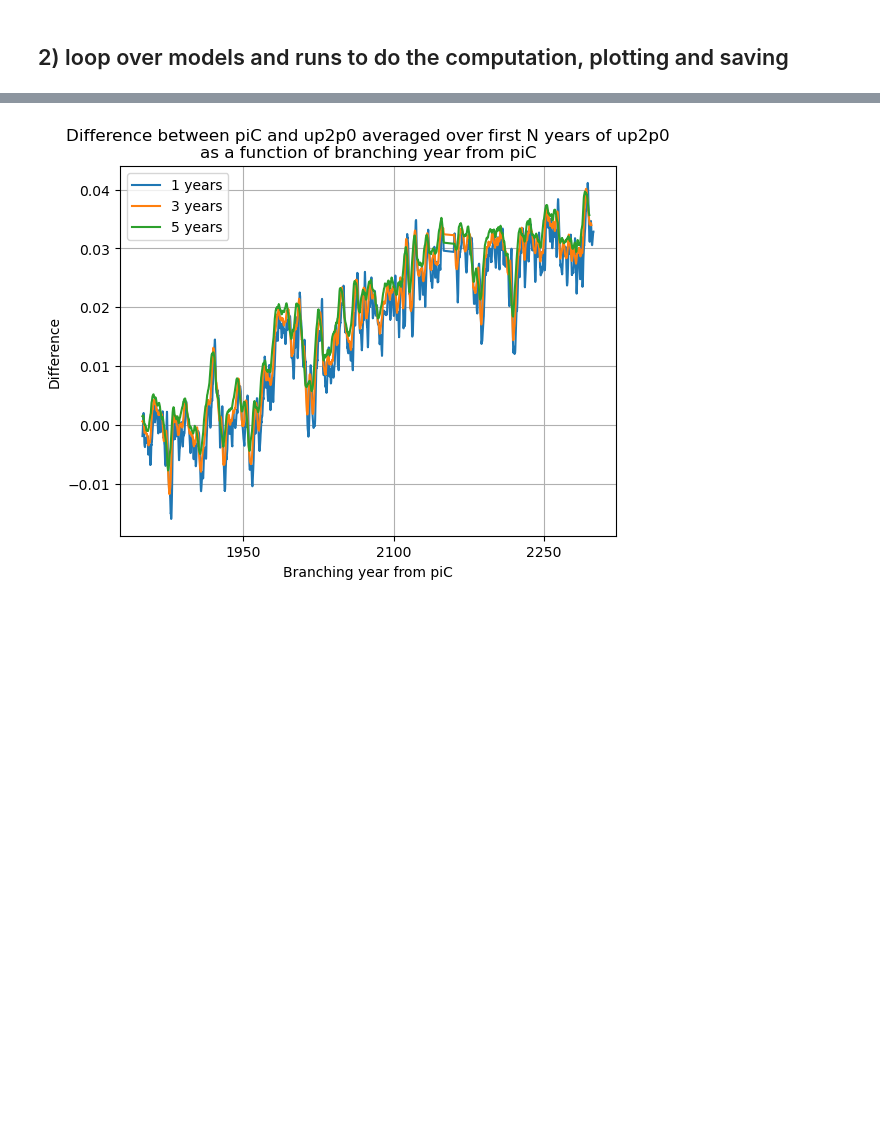
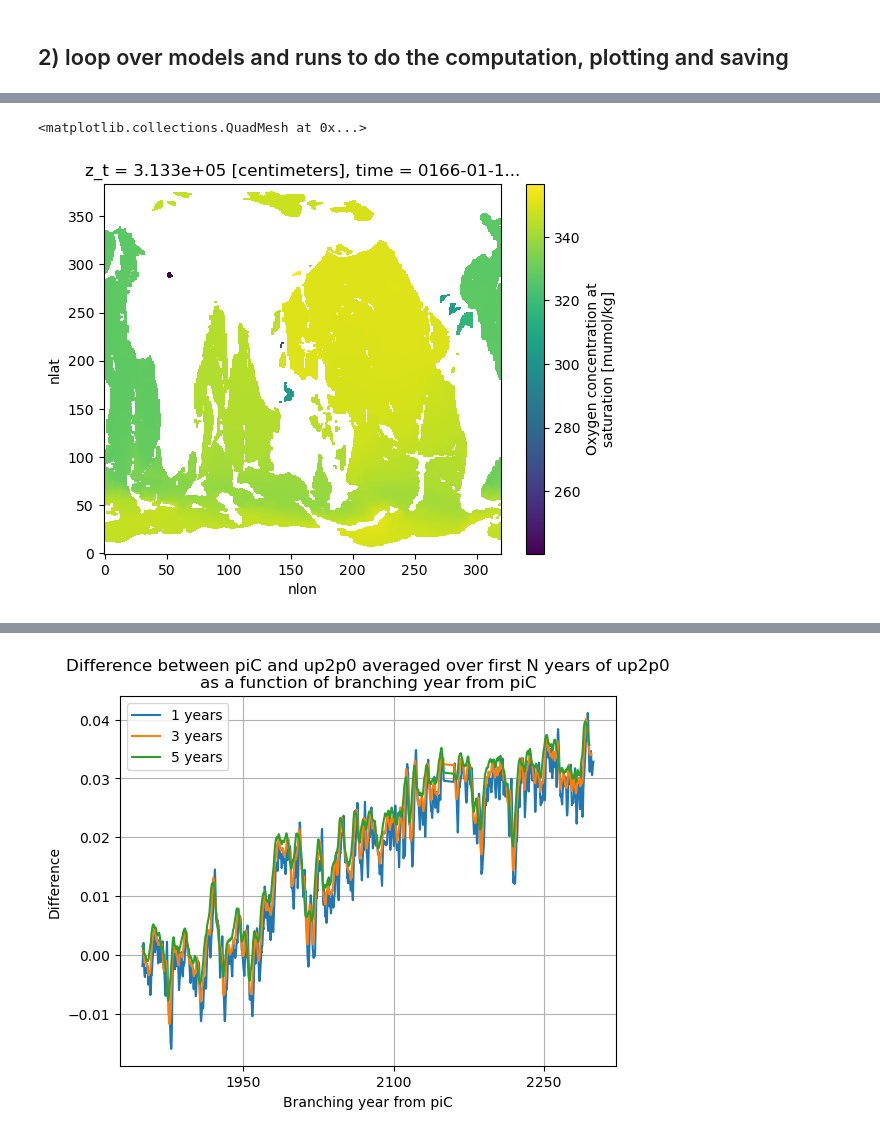
Before and after one commit to eikekoehn/TIPMIP_carbon_cycle, a Jupyter notebook: 01_postprocessing/calc_time_series_of_global_statistic_for_depth_range.ipynb, the cells around one changed output, grey strips where cells are left out. Drawn from its saved outputs; the diff is of its cells as text; code cells hidden in the pictures; blank space fills up the shorter version.

```diff
--- a/01_postprocessing/calc_time_series_of_global_statistic_for_depth_range.ipynb
+++ b/01_postprocessing/calc_time_series_of_global_statistic_for_depth_range.ipynb
@@ -29,7 +29,7 @@ def calc_horizontal_stat(da, area_weights, stat, mask=None, dims=None,grid_cell_
 def get_stat(varia,model):
 
     # default settings
-    if varia in ['tas','tos','chlos','co2s','co2','zos','no3os','o2','no3']:
+    if varia in ['tas','tos','chlos','co2s','co2','zos','no3os','o2','no3','o2sat','ph']:
         stat = 'mean'
     elif varia in ['fgco2','intpp','nbp','npp','cLand','cSoil','cSoilFast','cSoilMedium','cSoilSlow','cVeg','cCwd','cLitter','dissic','fco2antt','intdic','epc100']:
         stat = 'integral'
@@ -52,7 +52,7 @@ def get_vert_stat(varia,default=True):
     if default == True:
         if varia in ['dissic']:
             vert_stat = 'integral'
-        elif varia in ['co2','o2','no3']:
+        elif varia in ['co2','o2','no3','o2sat']:
             vert_stat = 'mean'
         else:
             vert_stat = None
@@ -194,7 +201,8 @@ for varia in varias:
 
             if model == 'CESM2':
                 print(varia)
-                varia = mgrab.varia_mapper_cmor_to_model(varia)
+                if varia != 'o2sat':
+                    varia = mgrab.varia_mapper_cmor_to_model(varia)
                 print(varia)
 
             if model == 'GISSE2.1-G-CC2':
@@ -205,13 +213,29 @@ for varia in varias:
             print(f'Processing data for {varia}, {model}, {run}...')
 
             # first get the dataset
-            da = mgrab.get_data(varia,run,freq_input=freq_input,verbose_level=1)   #,server=server)#,server=server)
+            if varia == 'o2sat':
+                #da_o2 = mgrab.get_data('o2',run,freq_input=freq_input,verbose_level=1)
+                da_temp = mgrab.get_data('TEMP',run,freq_input=freq_input,verbose_level=1)
+                da_so = mgrab.get_data('SALT',run,freq_input=freq_input,verbose_level=1)
+                da = gsw.O2sol_SP_pt(da_so,da_temp) # SP, pt
+                # convert from mumol/kg to mmol/m-3
+                density = 1030 #kg/m-3 reference density
+                microtomilli = 1/1000
+                da = da * density * microtomilli # in mmol/m-3
+                da = da.rename("o2sat")
+                da.attrs['long_name'] = 'Oxygen concentration at saturation'
+                da.attrs['units'] = 'mumol/kg' # 'mmol/m3' #
+                da.attrs['calculated_with'] = 'gsw.O2sol_SP_pt(da_so,da_temp)'
+            else:
+                da = mgrab.get_data(varia,run,freq_input=freq_input,verbose_level=1)   #,server=server)#,server=server)
             print(f'... loading {da.time.size} data points in time.')
 
             if model == 'CESM2' and varia == 'TEMP':
                 print('choosing only the shallowest layer')
                 da = da.isel(z_t=0)#.squeeze().persist()
                 #print(da)
+
+
 
             print(da.time)
             # =====================================================
@@ -346,6 +370,13 @@ for varia in varias:
                 )
                 da_for_horiz.name = f"{varia}_vertical_{vert_stat}"
                 da_for_horiz = da_for_horiz.persist()
+            elif choose_single_depth_level:
+                if "lev" in da.dims:
+                    da_for_horiz = da.isel(lev=depth_idx_of_choice).squeeze()
+                elif "olevel" in da.dims:
+                    da_for_horiz = da.isel(olevel=depth_idx_of_choice).squeeze()
+                elif "z_t" in da.dims:
+                    da_for_horiz = da.isel(z_t=depth_idx_of_choice).squeeze()
             else:
                 da_for_horiz = da
 
@@ -399,7 +430,8 @@ for varia in varias:
             # =====================================================
             if model == 'CESM2':
                 print(varia)
-                varia = mgrab.varia_mapper_model_to_cmor(varia)
+                if varia != 'o2sat':
+                    varia = mgrab.varia_mapper_model_to_cmor(varia)
                 print(varia)
 
             name_parts = [varia]
@@ -441,6 +473,10 @@ for varia in varias:
                 save_dir = f'{outroot}/{varia}/{model}/{run}/{member}/{freq_input}/{infix}global_{stat}_range_{zmin}_{zmax}'
                 os.makedirs(save_dir,exist_ok=True)
                 save_string = f'{save_dir}/{varia}_{model}_{run}_{member}_{infix}global_{stat}_range_{zmin}_{zmax}.nc'
+            elif choose_single_depth_level == True:
+                save_dir = f'{outroot}/{varia}/{model}/{run}/{member}/{freq_input}/{infix}global_{stat}_depth_idx_of_choice_{depth_idx_of_choice}'
+                os.makedirs(save_dir,exist_ok=True)
+                save_string = f'{save_dir}/{varia}_{model}_{run}_{member}_{infix}global_{stat}_depth_idx_of_choice_{depth_idx_of_choice}.nc'
             else:
                 save_dir = f'{outroot}/{varia}/{model}/{run}/{member}/{freq_input}/{infix}global_{stat}'
                 os.makedirs(save_dir,exist_ok=True)
@@ -679,0 +527,5 @@ Processing data for NO3, CESM2, esm-up2p0-gwl2p0-50y-dn2p0...
+# %%
+da.isel(time=0,z_t=50).plot()
+# %% [output]
+<matplotlib.collections.QuadMesh at 0x...>
+[figure, added]
```
Also changed, not shown: parts of 5 cells of this notebook, 1 other file.
